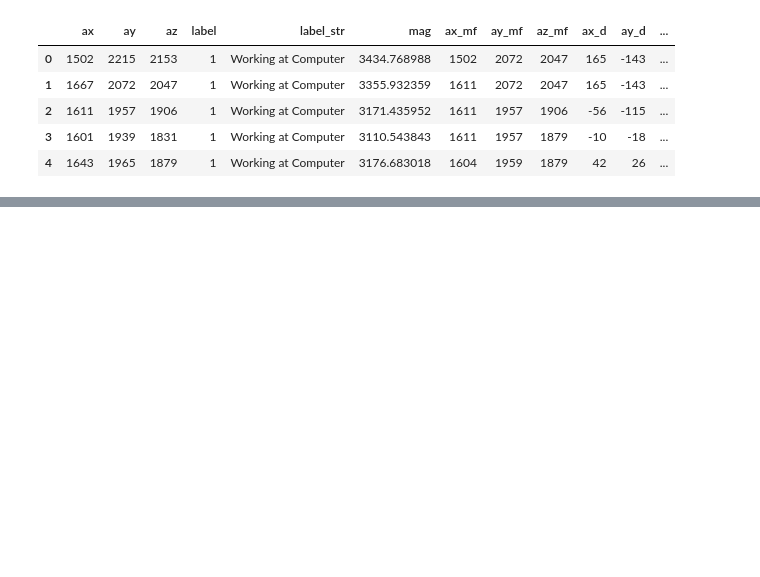
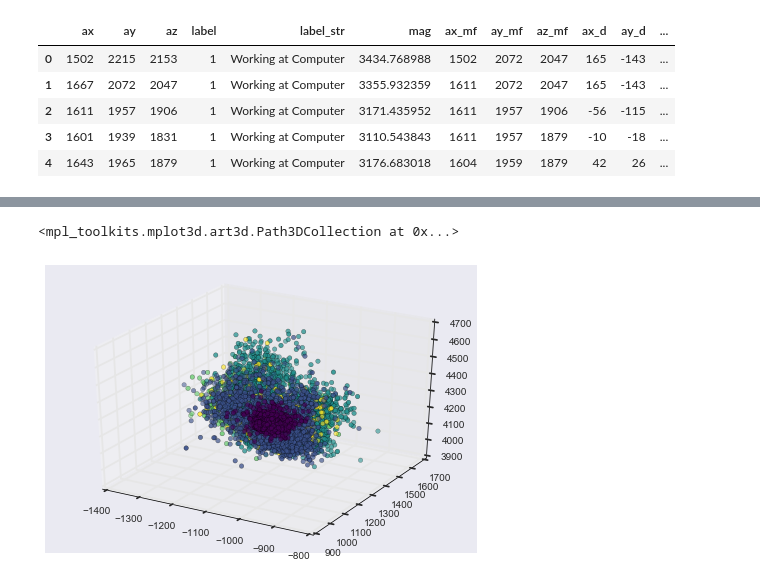
Before and after one commit to SMarwen/ML_Project, a Jupyter notebook: Codes/KDA.ipynb, the cells around one changed output, grey strips where cells are left out. Drawn from its saved outputs; the diff is of its cells as text; code cells hidden in the pictures; blank space fills up the shorter version.

```diff
--- a/Codes/KDA.ipynb
+++ b/Codes/KDA.ipynb
@@ -126,0 +119,11 @@ ax.scatter(Y[:,0],Y[:,1], Y[:,2], c=label, cmap='viridis_r')
+# %%
+# Display projected data in 3D
+from mpl_toolkits.mplot3d import Axes3D
+from matplotlib.colors import Colormap
+
+fig = plt.figure()
+ax = Axes3D(fig)
+ax.scatter(Y[64000:80000,0],Y[64000:80000,1], Y[64000:80000,2], c=label[64000:80000], cmap='viridis_r')
+# %% [output]
+<mpl_toolkits.mplot3d.art3d.Path3DCollection at 0x...>
+[figure, added]
```
Also changed, not shown: parts of 7 cells of this notebook, 1 other file.
